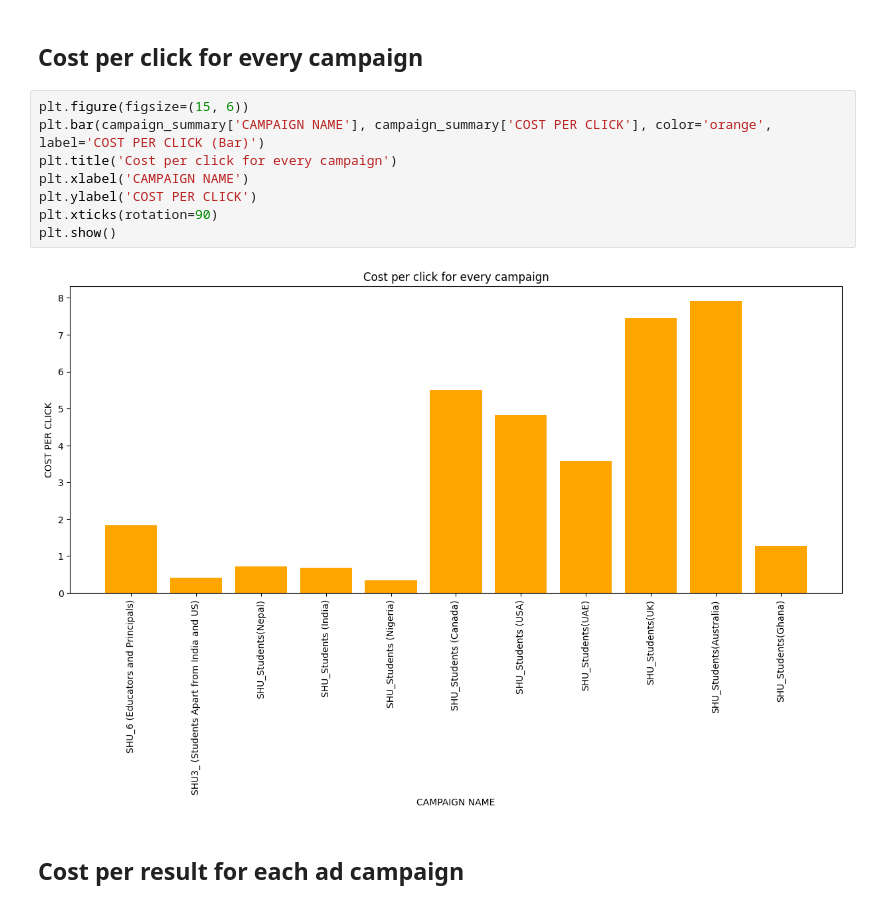
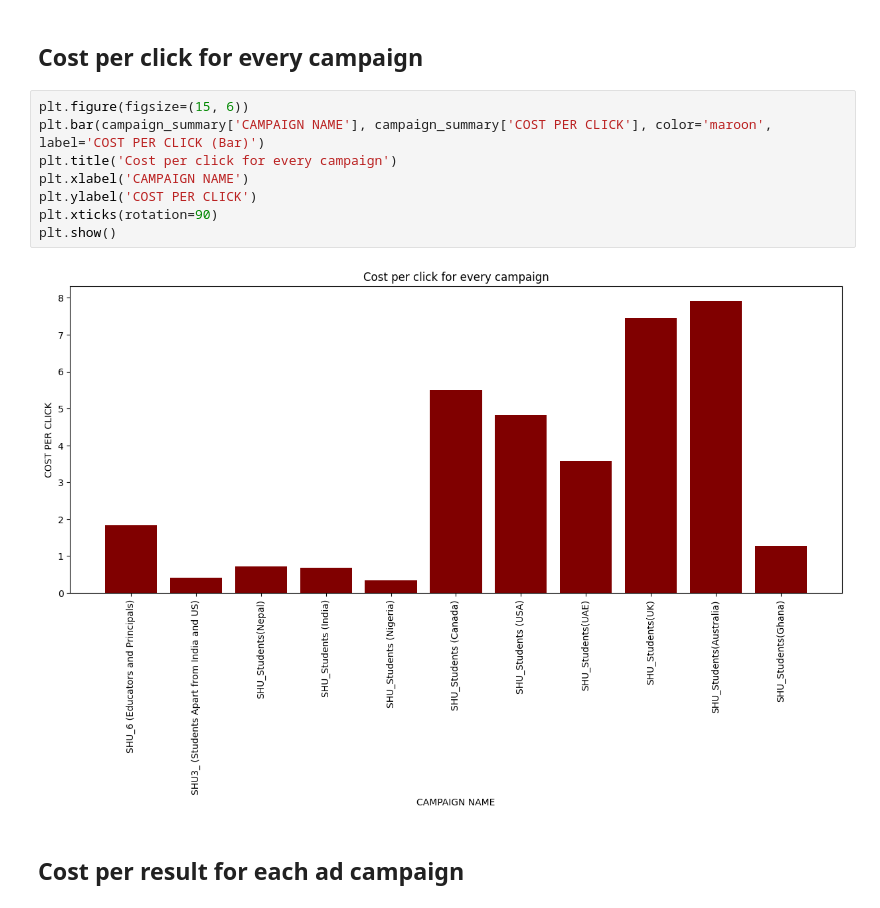
Before and after one commit to bakar-01/My-Dataanalysis, a Jupyter notebook: Revise_market_data.ipynb, the cells around one changed output. Cells and saved outputs as stored; diff of their text form.

```diff
--- a/Revise_market_data.ipynb
+++ b/Revise_market_data.ipynb
@@ -225,14 +227,14 @@ plt.show()
 ## Cost per click for every campaign
 # %%
 plt.figure(figsize=(15, 6))
-plt.bar(campaign_summary['CAMPAIGN NAME'], campaign_summary['COST PER CLICK'], color='orange', label='COST PER CLICK (Bar)')
+plt.bar(campaign_summary['CAMPAIGN NAME'], campaign_summary['COST PER CLICK'], color='maroon', label='COST PER CLICK (Bar)')
 plt.title('Cost per click for every campaign')
 plt.xlabel('CAMPAIGN NAME')
 plt.ylabel('COST PER CLICK')
 plt.xticks(rotation=90)
 plt.show()
 # %% [output]
-[figure, old version]
+[figure, new version]
 # %% [markdown]
 ## Cost per result for each ad campaign
 # %%
```
Also changed, not shown: parts of 13 cells of this notebook.
